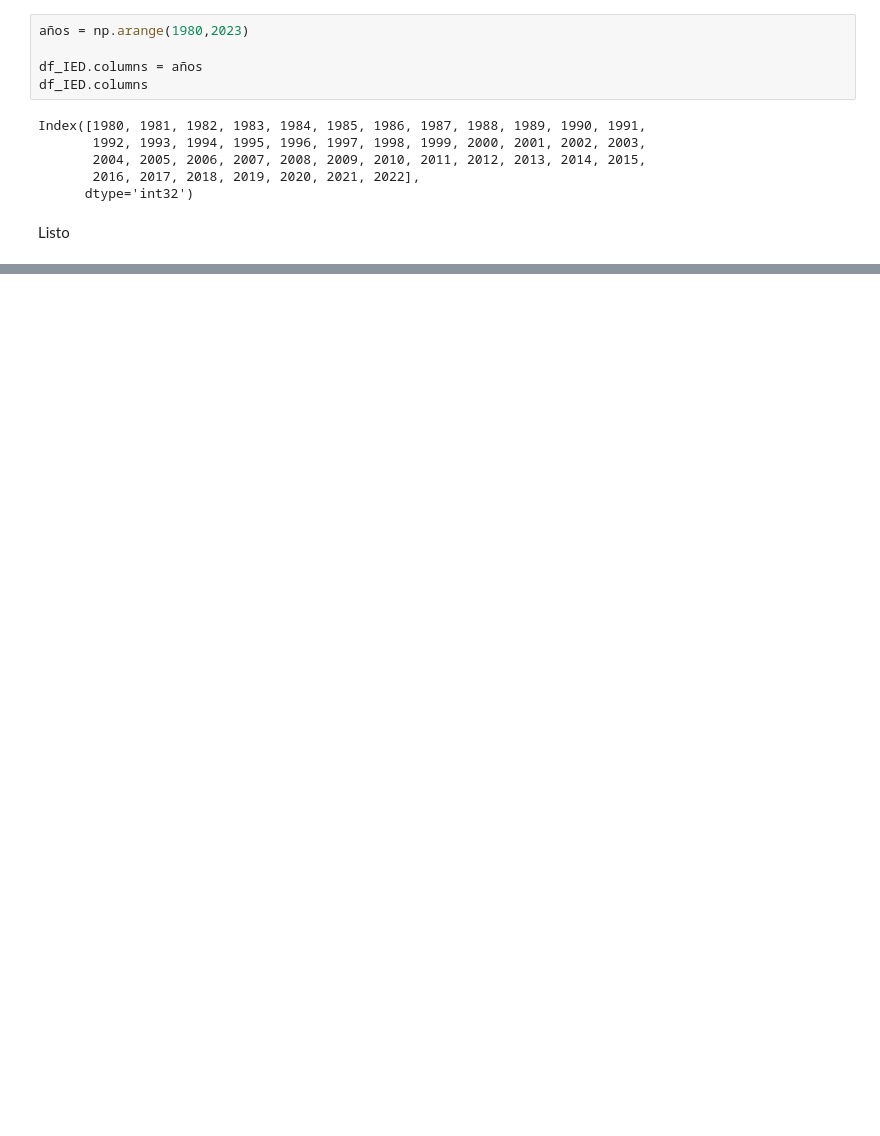
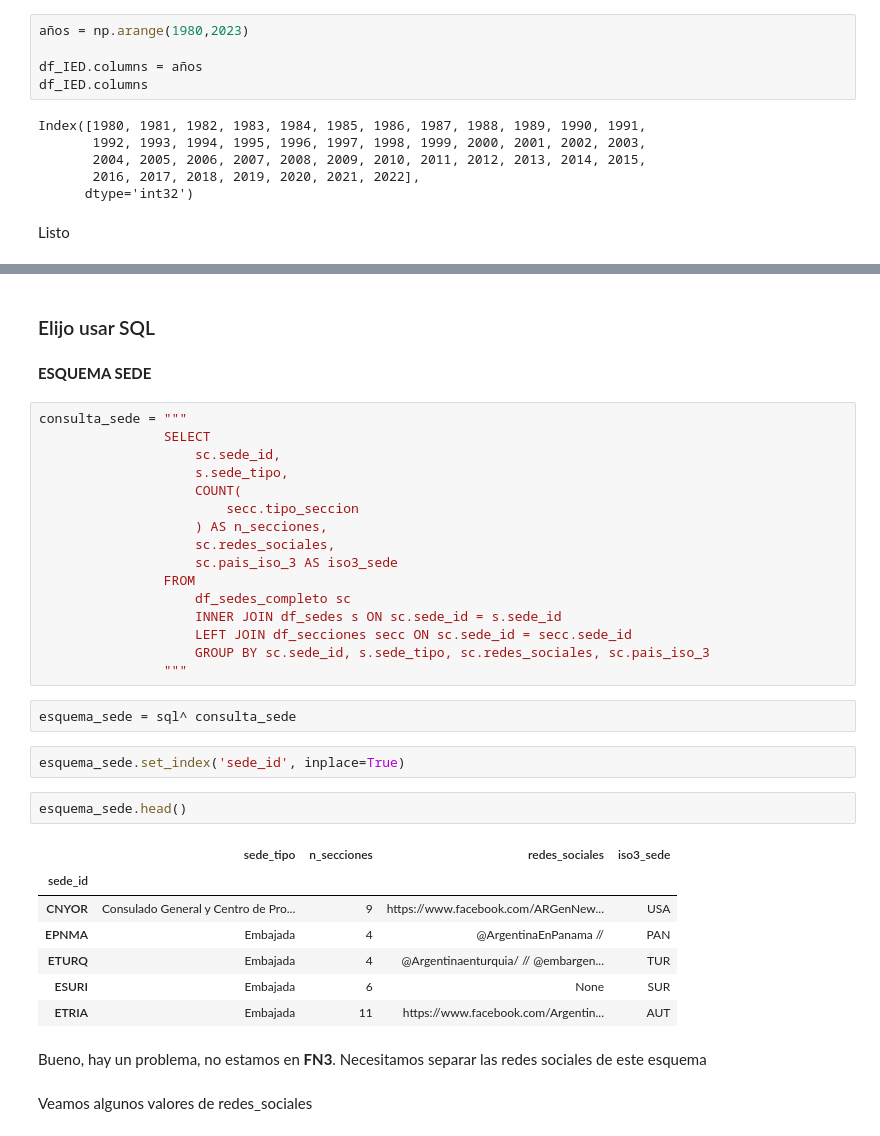
Before and after one commit to Empromptu/Inversion-extranjera-en-Argentina, a Jupyter notebook: notas.ipynb, the cells around one changed output, grey strips where cells are left out. Cells and saved outputs as stored; diff of their text form; blank space fills up the shorter version.

Commit message:
Trabajo sobre redes sociales

```diff
--- a/notas.ipynb
+++ b/notas.ipynb
@@ -247,0 +259,39 @@ Listo
+# %% [markdown]
+<h3>Elijo usar  SQL</h3>
+# %% [markdown]
+**ESQUEMA SEDE**
+# %%
+consulta_sede = """
+                SELECT
+                    sc.sede_id,
+                    s.sede_tipo,
+                    COUNT(
+                        secc.tipo_seccion
+                    ) AS n_secciones,
+                    sc.redes_sociales,
+                    sc.pais_iso_3 AS iso3_sede
+                FROM
+                    df_sedes_completo sc
+                    INNER JOIN df_sedes s ON sc.sede_id = s.sede_id
+                    LEFT JOIN df_secciones secc ON sc.sede_id = secc.sede_id
+                    GROUP BY sc.sede_id, s.sede_tipo, sc.redes_sociales, sc.pais_iso_3
+                """
+# %%
+esquema_sede = sql^ consulta_sede
+# %%
+esquema_sede.set_index('sede_id', inplace=True)
+# %%
+esquema_sede.head()
+# %% [output]
+|  | sede_tipo | n_secciones | redes_sociales | iso3_sede |
+| sede_id |  |  |  |  |
+| CNYOR | Consulado General y Centro de Pro... | 9 | https://www.facebook.com/ARGenNew... | USA |
+| EPNMA | Embajada | 4 | @ArgentinaEnPanama // | PAN |
+| ETURQ | Embajada | 4 | @Argentinaenturquia/ // @embargen... | TUR |
+| ESURI | Embajada | 6 | None | SUR |
+| ETRIA | Embajada | 11 | https://www.facebook.com/Argentin... | AUT |
+# %% [markdown]
+Bueno, hay un problema, no estamos en **FN3**.
+Necesitamos separar las redes sociales de este esquema
+# %% [markdown]
+Veamos algunos valores de redes_sociales
```
Also changed, not shown: parts of 18 cells of this notebook.
